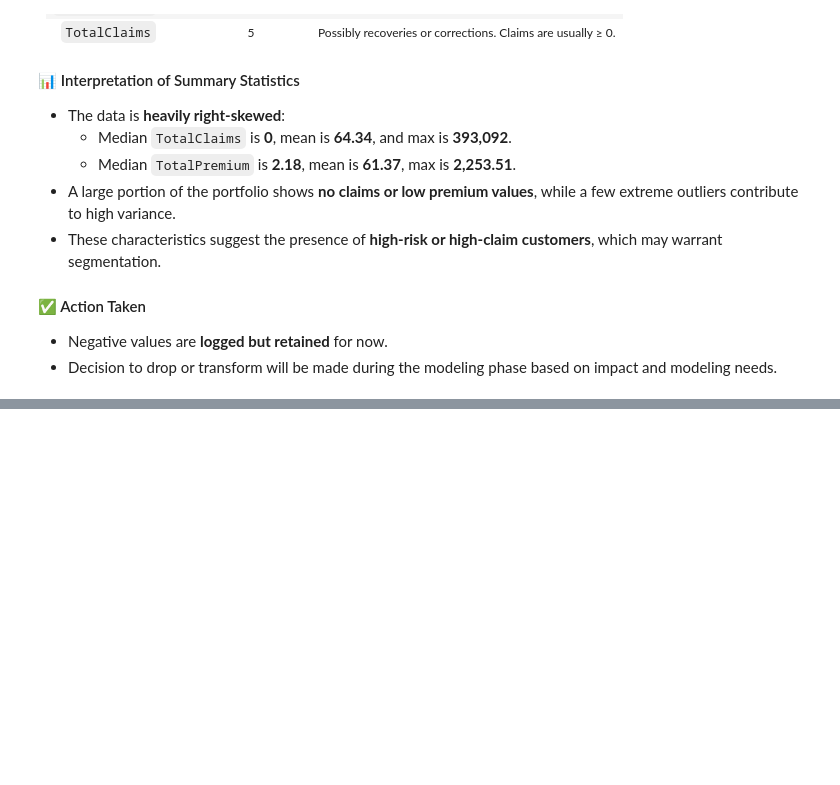
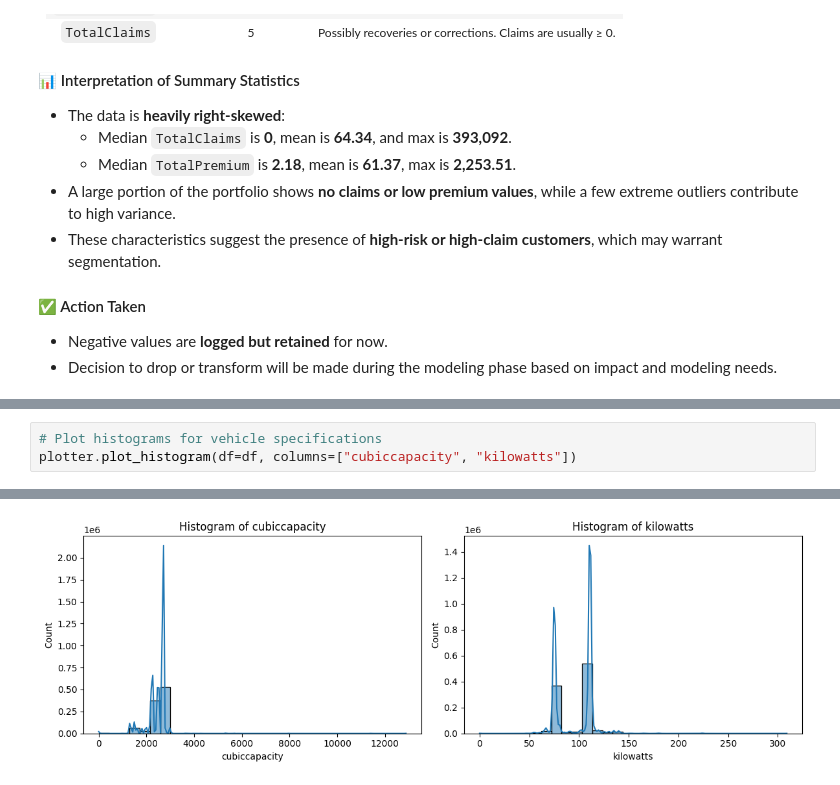
Before and after one commit to Ty-Miki/Insurance-risk-analysis, a Jupyter notebook: notebooks/EDA.ipynb, the cells around one changed output, grey strips where cells are left out. Saved outputs shown, nothing was run; the diff lists cells and outputs as text; blank space fills up the shorter version.

```diff
--- a/notebooks/EDA.ipynb
+++ b/notebooks/EDA.ipynb
@@ -93,0 +118,4 @@ During the descriptive analysis of key financial metrics (`CalculatedPremiumPerT
+# %%
+# Plot histograms for vehicle specifications
+plotter.plot_histogram(df=df, columns=["cubiccapacity", "kilowatts"])
+# %% [output]
@@ -93,0 +124 @@ During the descriptive analysis of key financial metrics (`CalculatedPremiumPerT
+[figure, added]
```
Also changed, not shown: parts of 7 cells of this notebook, 1 other file.
